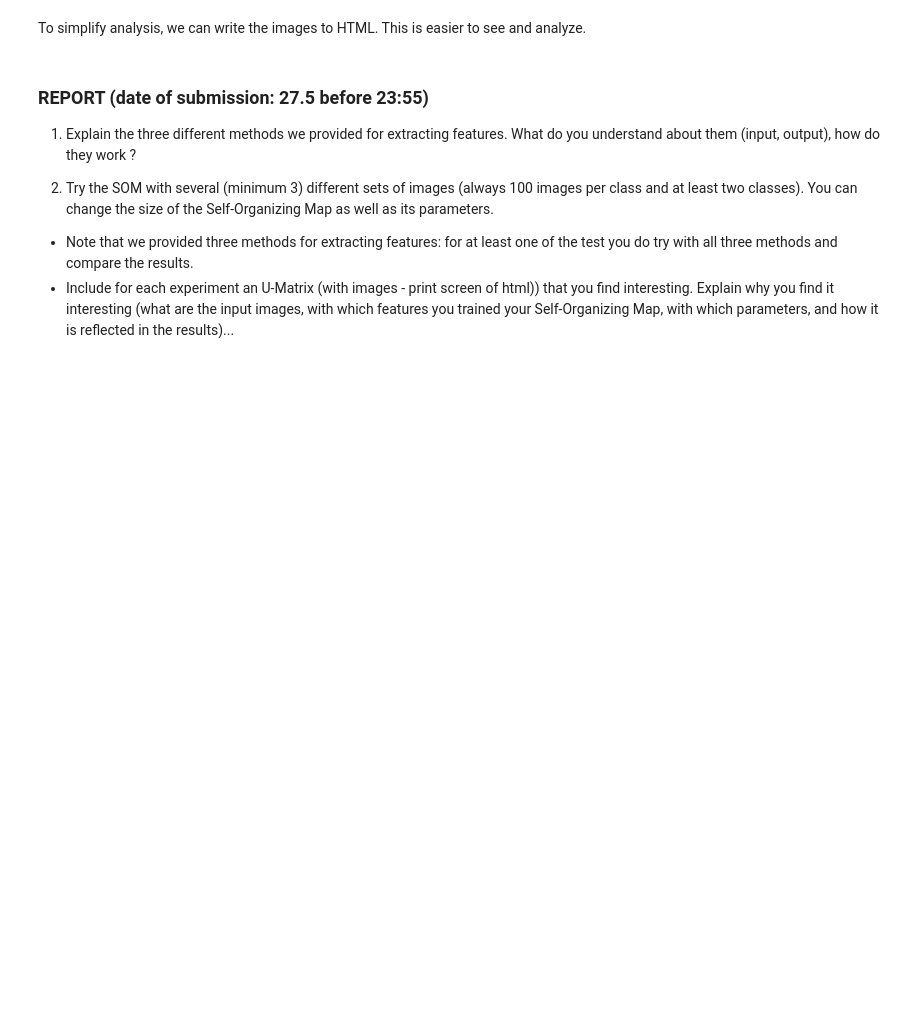
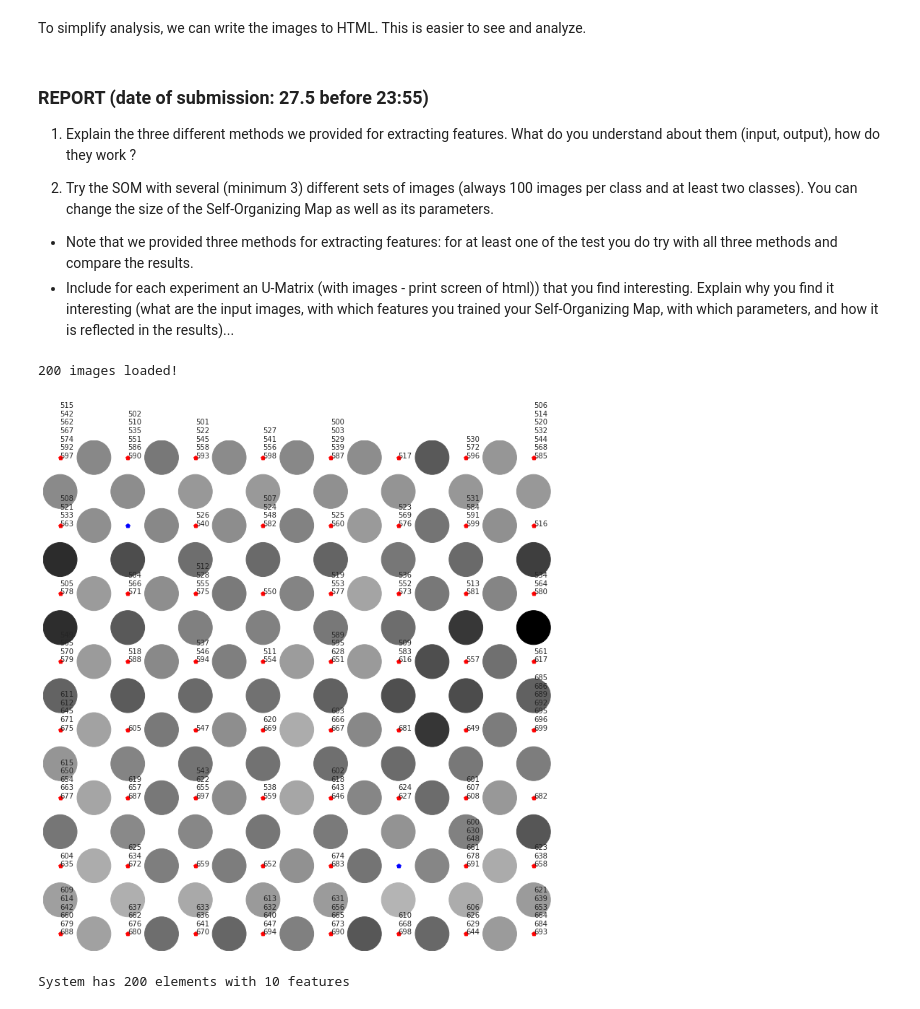
Before and after one commit to tiagoquin/mlg20-pw5, a Jupyter notebook: SOM_part2.ipynb, the cells around one changed output. Drawn from its saved outputs; the diff is of its cells as text; code cells hidden in the pictures; blank space fills up the shorter version.

```diff
--- a/SOM_part2.ipynb
+++ b/SOM_part2.ipynb
@@ -90,0 +130,14 @@ extractor.to_html('som.html', kmap)
+# %%
+method_gray = 1
+method_hue = 2
+method_color = 3
+
+ITERS=10000
+
+elephants_flowers = list(np.arange(500, 600)) + list(np.arange(600, 700))
+
+do_run_all(method_gray, 'experiment1-1.html', ITERS, elephants_flowers)
+# %% [output]
+200 images loaded!
+[figure, added]
+System has 200 elements with 10 features
```
Also changed, not shown: parts of 10 cells of this notebook, 30 other files.
